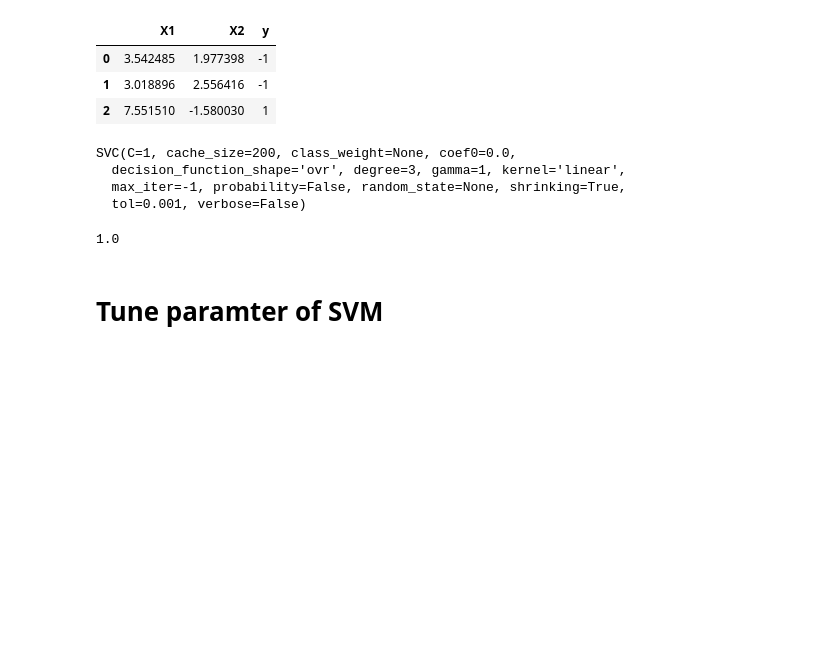
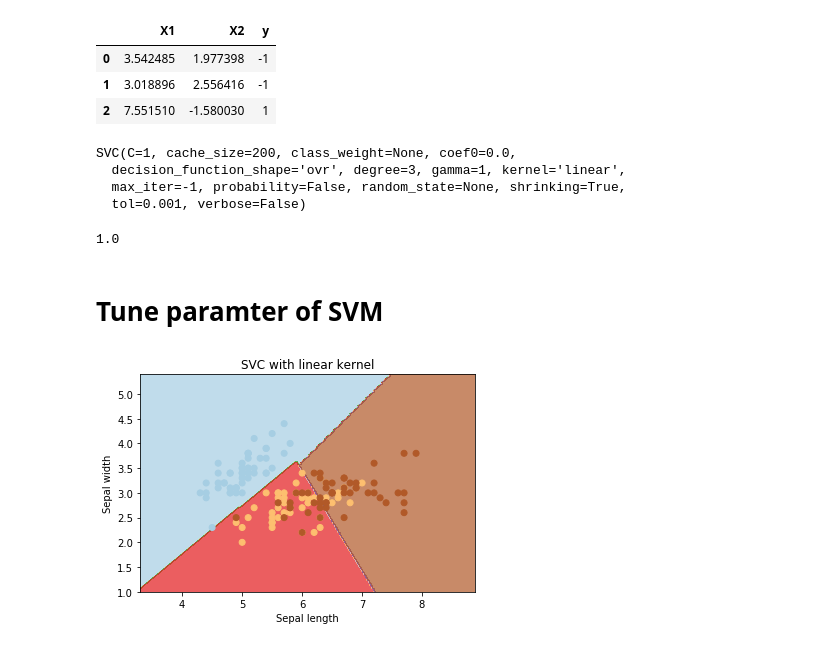
Before and after one commit to hemafeifei/python_projects, a Jupyter notebook: algorithms/Sklearn_SVM.ipynb, the cells around one changed output. Saved outputs shown, nothing was run; the diff lists cells and outputs as text; code cells hidden in the pictures; blank space fills up the shorter version.

```diff
--- a/algorithms/Sklearn_SVM.ipynb
+++ b/algorithms/Sklearn_SVM.ipynb
@@ -53,3 +53,21 @@ x_min, x_max = X[:, 0].min() -1, X[:, 0].max() +1
 y_min, y_max = X[:, 1].min() -1, X[:, 1].max() +1
 h = (x_max/x_min)/100
 xx, yy = np.meshgrid(np.arange(x_min, x_max, h), np.arange(y_min, y_max, h))
+# %%
+# plt.subplot(1,1,1)
+# Z = svc.predict(np.c_[xx.ravel(), yy.ravel()])
+# Z = Z.reshape(xx.shape)
+# plt.contour(xx, yy, Z, cmap=plt.cm.Paired, alpha=0.2)
+plt.subplot(1, 1, 1)
+Z = svc.predict(np.c_[xx.ravel(), yy.ravel()])
+Z = Z.reshape(xx.shape)
+plt.contourf(xx, yy, Z, cmap=plt.cm.Paired, alpha=0.7)
+
+plt.scatter(X[:, 0], X[:, 1], c=y, cmap=plt.cm.Paired)
+plt.xlabel("Sepal length")
+plt.ylabel("Sepal width")
+plt.xlim(xx.min(), xx.max())
+plt.title('SVC with linear kernel')
+plt.show()
+# %% [output]
+[figure, added]
```
Also changed, not shown: parts of 11 cells of this notebook, 1 other file.
